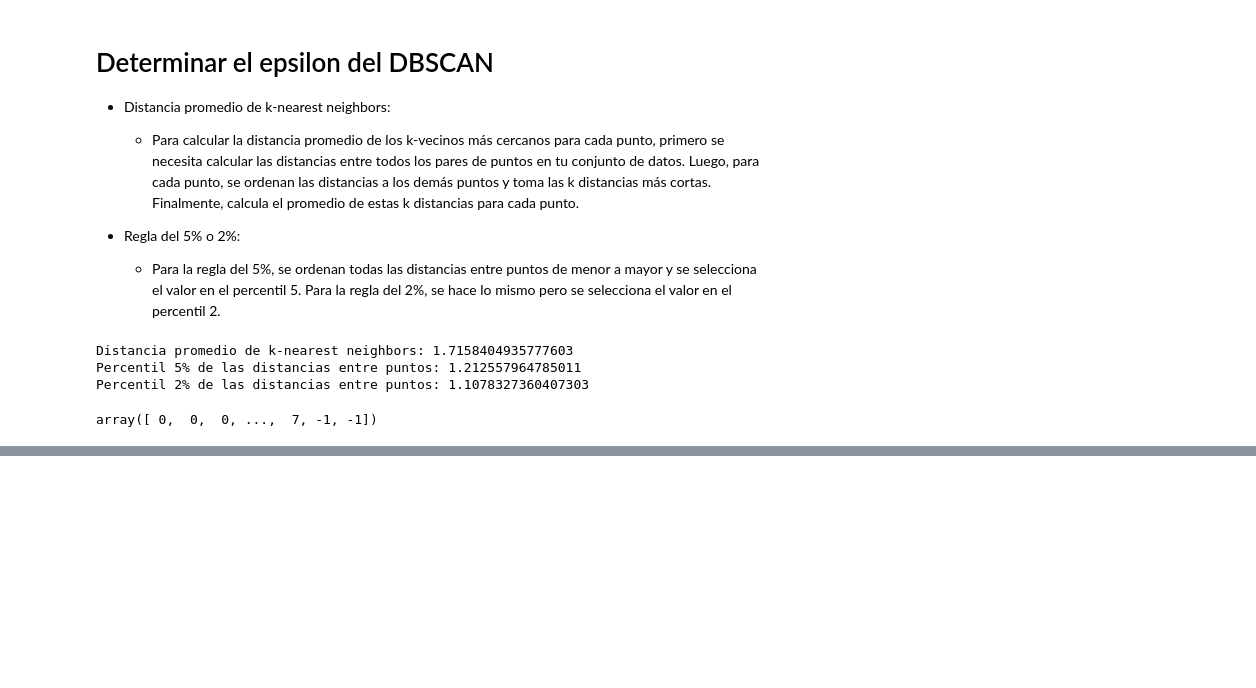
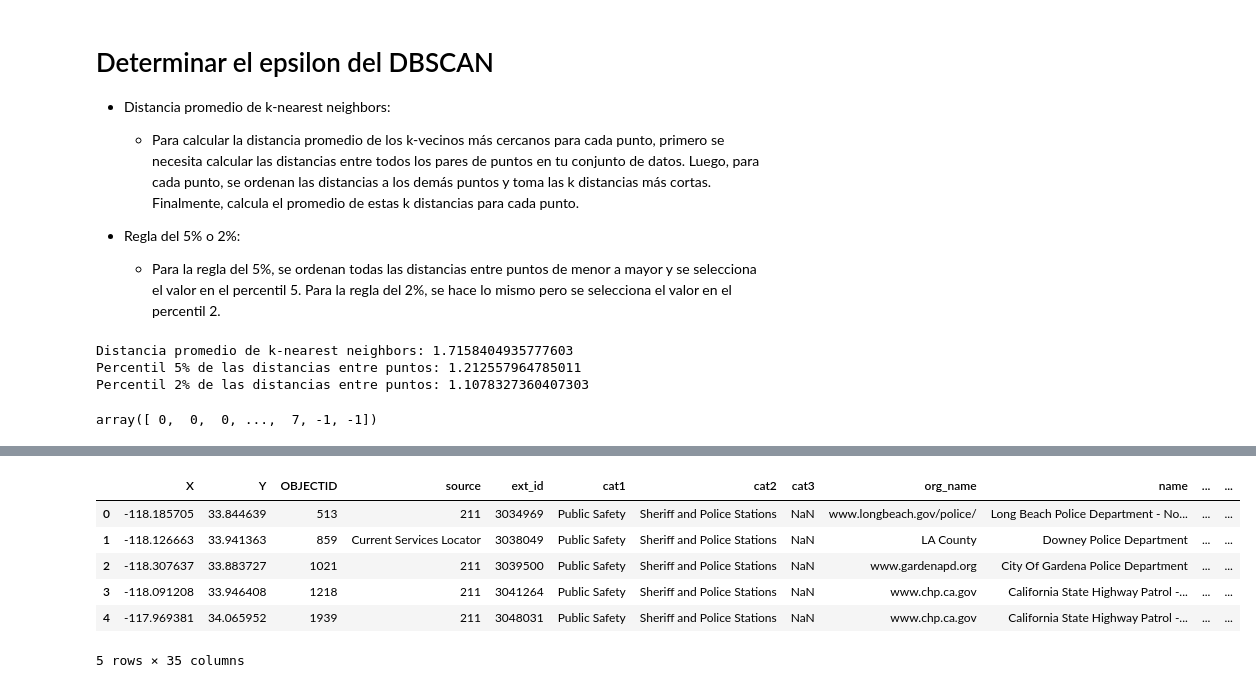
Before and after one commit to Pepebeats-flp/Tareas-ICD, a Jupyter notebook: Tarea 4/DBSCAN.ipynb, the cells around one changed output, grey strips where cells are left out. Drawn from its saved outputs; the diff is of its cells as text; code cells hidden in the pictures; blank space fills up the shorter version.

```diff
--- a/Tarea 4/DBSCAN.ipynb
+++ b/Tarea 4/DBSCAN.ipynb
@@ -444,0 +577,10 @@ array([ 0,  0,  0, ...,  7, -1, -1])
+# %%
+police_station_data.head()
+# %% [output]
+|  | X | Y | OBJECTID | source | ext_id | cat1 | cat2 | cat3 | org_name | name | ... | ... |
+| 0 | -118.185705 | 33.844639 | 513 | 211 | 3034969 | Public Safety | Sheriff and Police Stations | NaN | www.longbeach.gov/police/ | Long Beach Police Department - No... | ... | ... |
+| 1 | -118.126663 | 33.941363 | 859 | Current Services Locator | 3038049 | Public Safety | Sheriff and Police Stations | NaN | LA County | Downey Police Department | ... | ... |
+| 2 | -118.307637 | 33.883727 | 1021 | 211 | 3039500 | Public Safety | Sheriff and Police Stations | NaN | www.gardenapd.org | City Of Gardena Police Department | ... | ... |
+| 3 | -118.091208 | 33.946408 | 1218 | 211 | 3041264 | Public Safety | Sheriff and Police Stations | NaN | www.chp.ca.gov | California State Highway Patrol -... | ... | ... |
+| 4 | -117.969381 | 34.065952 | 1939 | 211 | 3048031 | Public Safety | Sheriff and Police Stations | NaN | www.chp.ca.gov | California State Highway Patrol -... | ... | ... |
+5 rows × 35 columns
```
Also changed, not shown: parts of 19 cells of this notebook.
